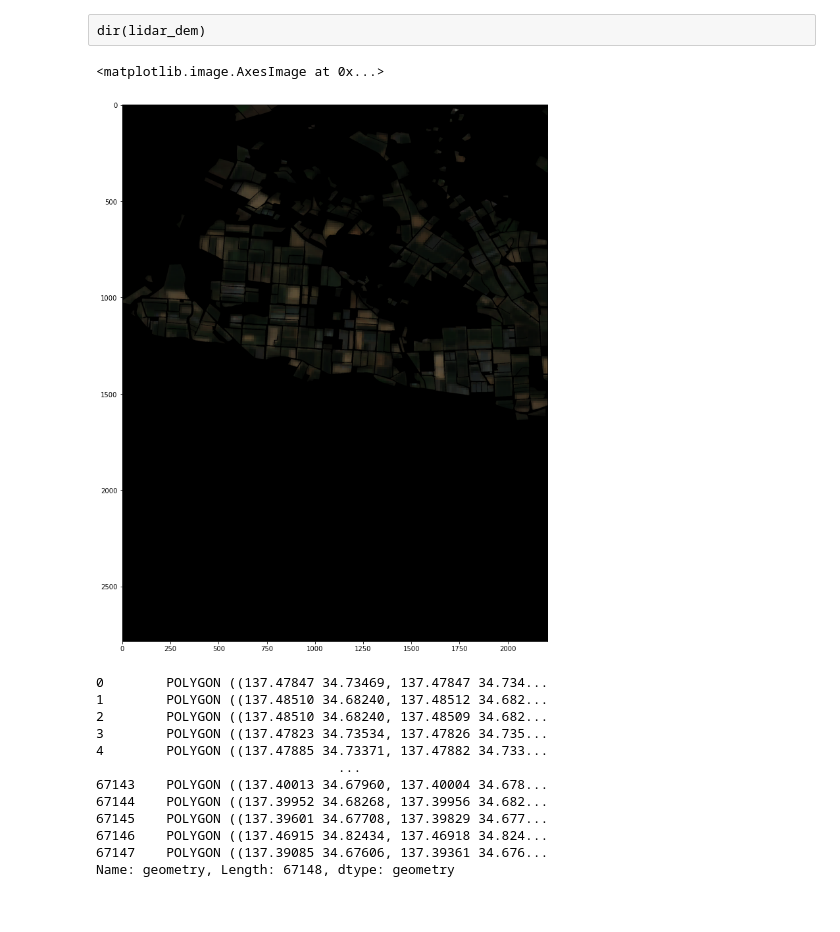
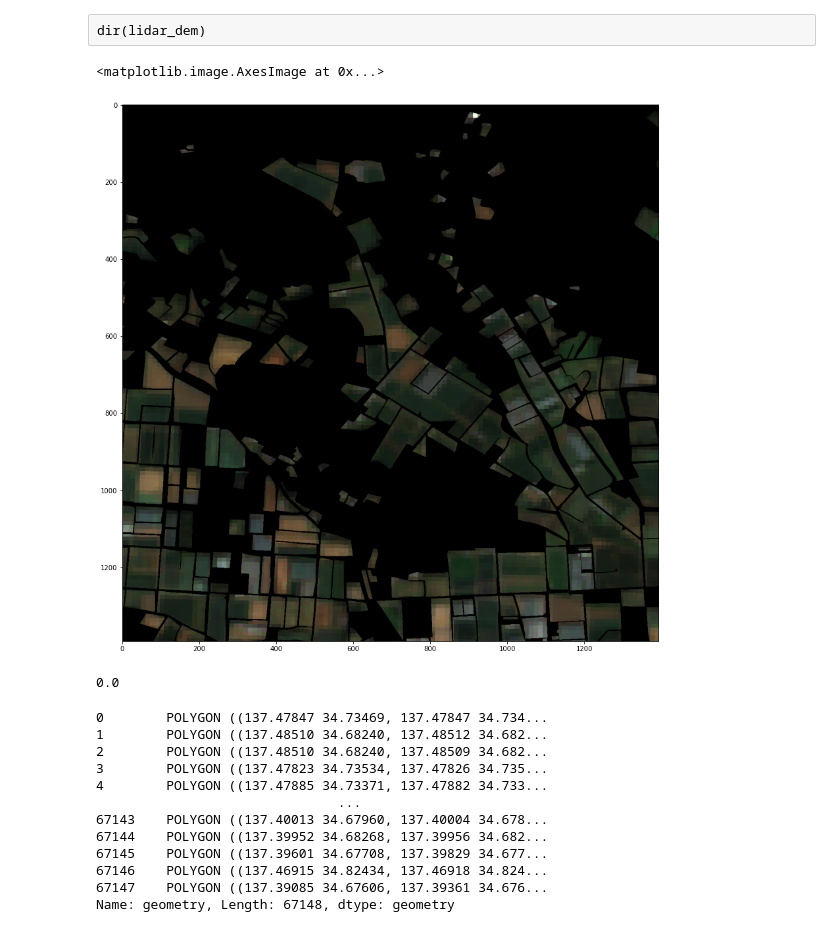
Before and after one commit to toluwajosh/plot_on_maps, a Jupyter notebook: read_tiff.ipynb, the cells around one changed output. Cells and saved outputs as stored; diff of their text form; code cells hidden in the pictures.

Commit message:
corrected coordinates for visualization!

```diff
--- a/read_tiff.ipynb
+++ b/read_tiff.ipynb
@@ -6,7 +6,7 @@ import rasterio.mask
 import earthpy as et
 import fiona
 # %%
-tif_data_path = "toyohashi_export_full_scale_converted.tif"
+tif_data_path = "toyohashi_export_full_scale_smaller.tif"
 with rio.open(tif_data_path) as lidar_dem:
     lidar_dem.bounds
 # %%
@@ -75,10 +67,14 @@ with rio.open(tif_data_path) as lidar_dem:
 # %%
 # plot shape on tif image
 fig, ax = plt.subplots(figsize=(15,15))
-ax.imshow(np.transpose(out_image, (1,2,0)))
+ax.imshow(np.transpose(out_image, (1,2,0))/np.max(out_image))
 # %% [output]
 <matplotlib.image.AxesImage at 0x...>
-[figure, old version]
+[figure, new version]
+# %%
+np.max(out_image)
+# %% [output]
+0.0
 # %%
 geom_df["geometry"]
 # %% [output]
```
Also changed, not shown: parts of 6 cells of this notebook, 1 other file.
